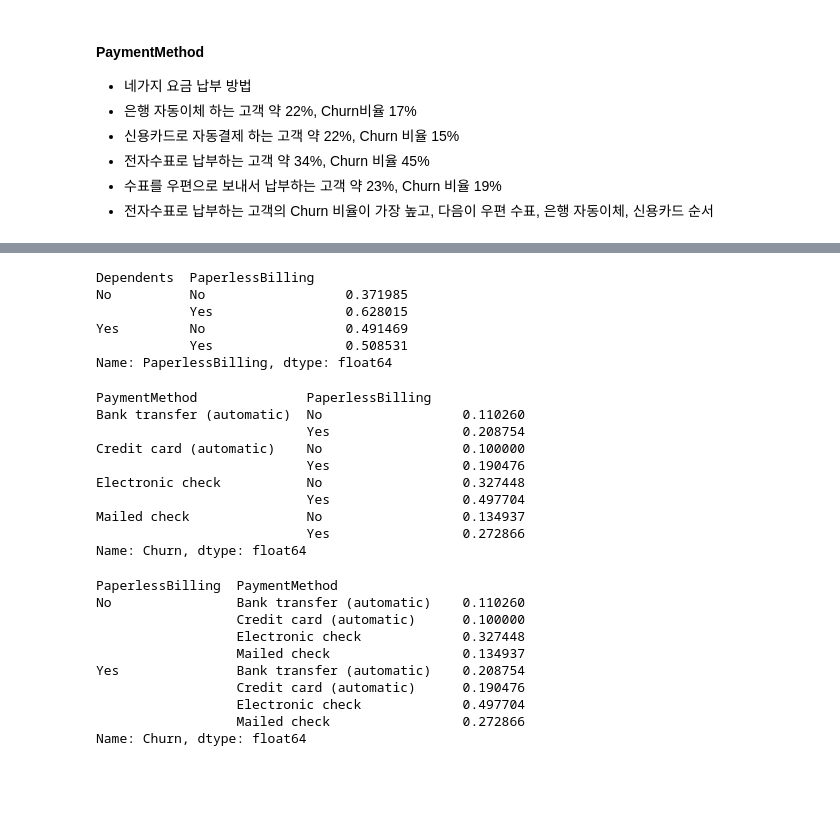
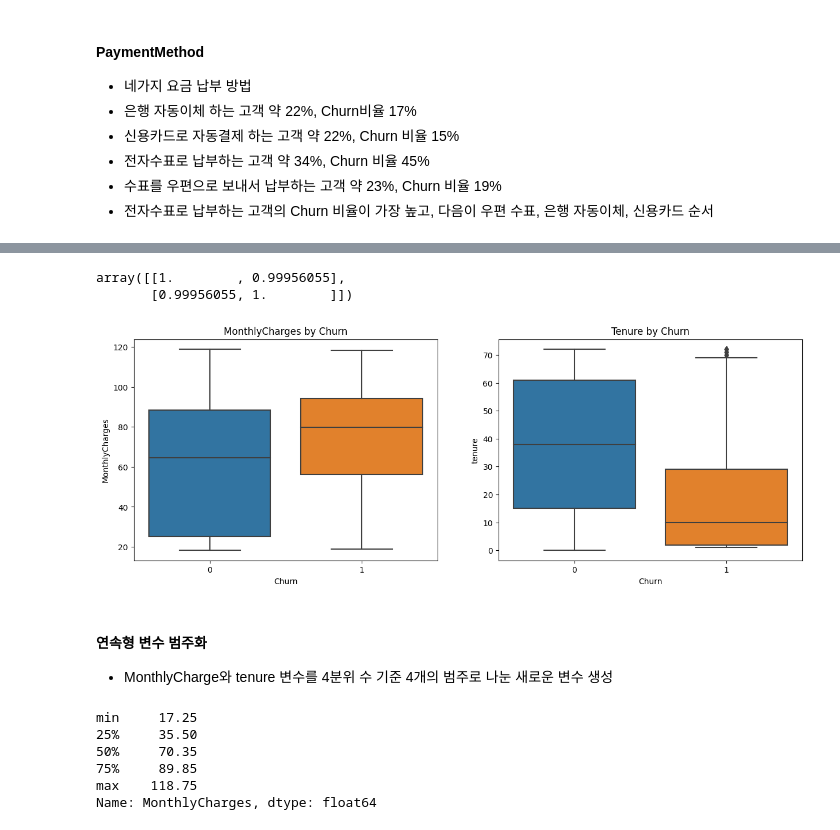
Before and after one commit to RonaldFisher9999/project, a Jupyter notebook: code/경개센_17조.ipynb, the cells around one changed output, grey strips where cells are left out. Cells and saved outputs as stored; diff of their text form; code cells hidden in the pictures; blank space fills up the shorter version.

```diff
--- a/code/경개센_17조.ipynb
+++ b/code/경개센_17조.ipynb
@@ -323,0 +315,10 @@ for i in range(3) :
+# %%
+def cnt_internet_service(row) :
+    cnt = 0
+    for i in row[9:15] :
+        if i == 'Yes' :
+            cnt += 1
+    return cnt
+df1['cnt_int'] = 0
+df1['cnt_int'] = df1.apply(cnt_internet_service, axis=1)
+df1['cnt_int']
@@ -479,35 +375,28 @@ Name: InternetService, dtype: float64
-# %%
-df.groupby('Dependents')['PaperlessBilling'].value_counts(normalize=True, sort=False)
-# %% [output]
-Dependents  PaperlessBilling
-No          No                  0.371985
-            Yes                 0.628015
-Yes         No                  0.491469
-            Yes                 0.508531
-Name: PaperlessBilling, dtype: float64
-# %%
-df.groupby(['PaymentMethod', 'PaperlessBilling'])['Churn'].mean()
-# %% [output]
-PaymentMethod              PaperlessBilling
-Bank transfer (automatic)  No                  0.110260
-                           Yes                 0.208754
-Credit card (automatic)    No                  0.100000
-                           Yes                 0.190476
-Electronic check           No                  0.327448
-                           Yes                 0.497704
-Mailed check               No                  0.134937
-                           Yes                 0.272866
-Name: Churn, dtype: float64
-# %%
-df.groupby(['PaperlessBilling', 'PaymentMethod'])['Churn'].mean()
-# %% [output]
-PaperlessBilling  PaymentMethod
-No                Bank transfer (automatic)    0.110260
-                  Credit card (automatic)      0.100000
-                  Electronic check             0.327448
-                  Mailed check                 0.134937
-Yes               Bank transfer (automatic)    0.208754
-                  Credit card (automatic)      0.190476
-                  Electronic check             0.497704
-                  Mailed check                 0.272866
-Name: Churn, dtype: float64
+# %%
+np.corrcoef(df1['TotalCharges'], df1['MonthlyCharges'] * df1['tenure'])
+# %% [output]
+array([[1.        , 0.99956055],
+       [0.99956055, 1.        ]])
+# %%
+fig, axes = plt.subplots(nrows=1, ncols=2, figsize=(15, 5))
+axes[0].set_title("MonthlyCharges by Churn")
+sns.boxplot(data=df1, x='Churn', y='MonthlyCharges', ax=axes[0])
+axes[1].set_title("Tenure by Churn")
+sns.boxplot(data=df1, x='Churn', y='tenure', ax=axes[1])
+plt.show()
+# %% [output]
+[figure, added]
+# %% [markdown]
+#### 연속형 변수 범주화
+- MonthlyCharge와 tenure 변수를 4분위 수 기준 4개의 범주로 나눈 새로운 변수 생성
+# %%
+bins_charges = df1['MonthlyCharges'].describe().iloc[3:]
+bins_charges.loc['min'] -= 1
+bins_charges
+# %% [output]
+min     17.25
+25%     35.50
+50%     70.35
+75%     89.85
+max    118.75
+Name: MonthlyCharges, dtype: float64
```
Also changed, not shown: parts of 56 cells of this notebook.
